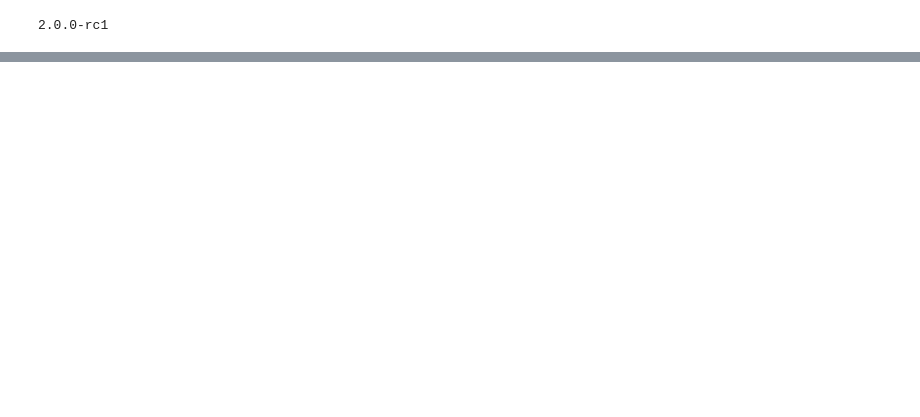
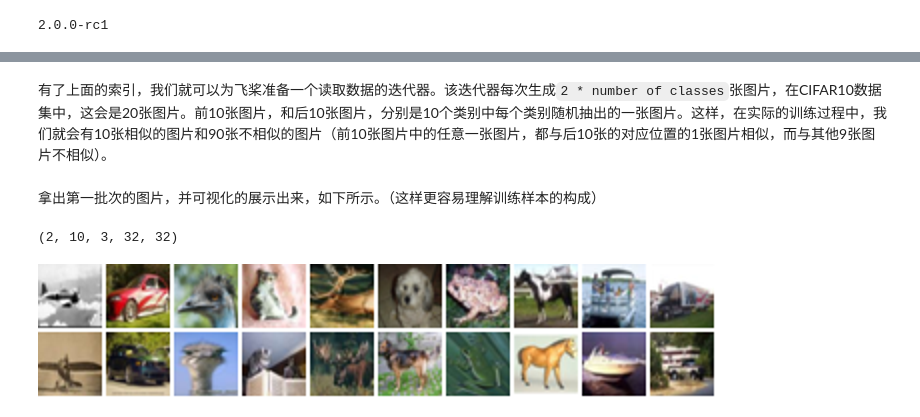
Before and after one commit to PaddlePaddle/book, a Jupyter notebook: paddle2.0_docs/convnet_image_classification/convnet_image_classification.ipynb, the cells around one changed output, grey strips where cells are left out. Drawn from its saved outputs; the diff is of its cells as text; code cells hidden in the pictures; blank space fills up the shorter version.

```diff
--- a/paddle2.0_docs/convnet_image_classification/convnet_image_classification.ipynb
+++ b/paddle2.0_docs/convnet_image_classification/convnet_image_classification.ipynb
@@ -32,0 +114,48 @@ cifar10_test = paddle.vision.datasets.Cifar10(mode='test',
+# %%
+class_idx_to_train_idxs = defaultdict(list)
+for y_train_idx, y in enumerate(y_train):
+    class_idx_to_train_idxs[y].append(y_train_idx)
+
+class_idx_to_test_idxs = defaultdict(list)
+for y_test_idx, y in enumerate(y_test):
+    class_idx_to_test_idxs[y].append(y_test_idx)
+# %% [markdown]
+有了上面的索引，我们就可以为飞桨准备一个读取数据的迭代器。该迭代器每次生成`2 * number of classes`张图片，在CIFAR10数据集中，这会是20张图片。前10张图片，和后10张图片，分别是10个类别中每个类别随机抽出的一张图片。这样，在实际的训练过程中，我们就会有10张相似的图片和90张不相似的图片（前10张图片中的任意一张图片，都与后10张的对应位置的1张图片相似，而与其他9张图片不相似）。
+# %%
+num_classes = 10
+
+def reader_creator(num_batchs):
+    def reader():
+        iter_step = 0
+        while True:
+            if iter_step >= num_batchs:
+                break
+            iter_step += 1
+            x = np.empty((2, num_classes, 3, height_width, height_width), dtype=np.float32)
+            for class_idx in range(num_classes):
+                examples_for_class = class_idx_to_train_idxs[class_idx]
+                anchor_idx = random.choice(examples_for_class)
+                positive_idx = random.choice(examples_for_class)
+                while positive_idx == anchor_idx:
+                    positive_idx = random.choice(examples_for_class)
+                x[0, class_idx] = x_train[anchor_idx]
+                x[1, class_idx] = x_train[positive_idx]
+            yield x
+
+    return reader
+
+
+# num_batchs: how many batchs to generate
+def anchor_positive_pairs(num_batchs=100):
+    return reader_creator(num_batchs)
+# %%
+pairs_train_reader = anchor_positive_pairs(num_batchs=1000)
+# %% [markdown]
+拿出第一批次的图片，并可视化的展示出来，如下所示。（这样更容易理解训练样本的构成）
+# %%
+examples = next(pairs_train_reader())
+print(examples.shape)
+show_collage(examples)
+# %% [output]
+(2, 10, 3, 32, 32)
+[figure, added]
```
Also changed, not shown: parts of 28 cells of this notebook, 2 other files.
